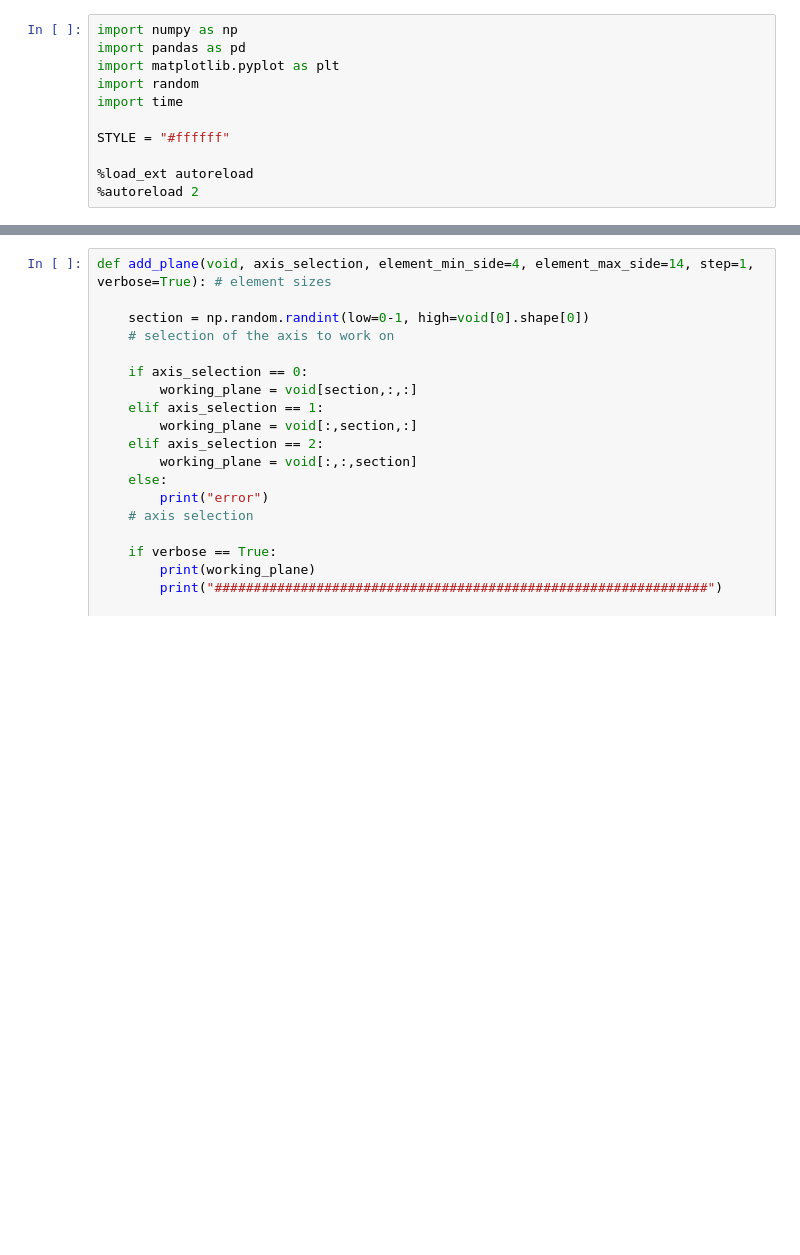
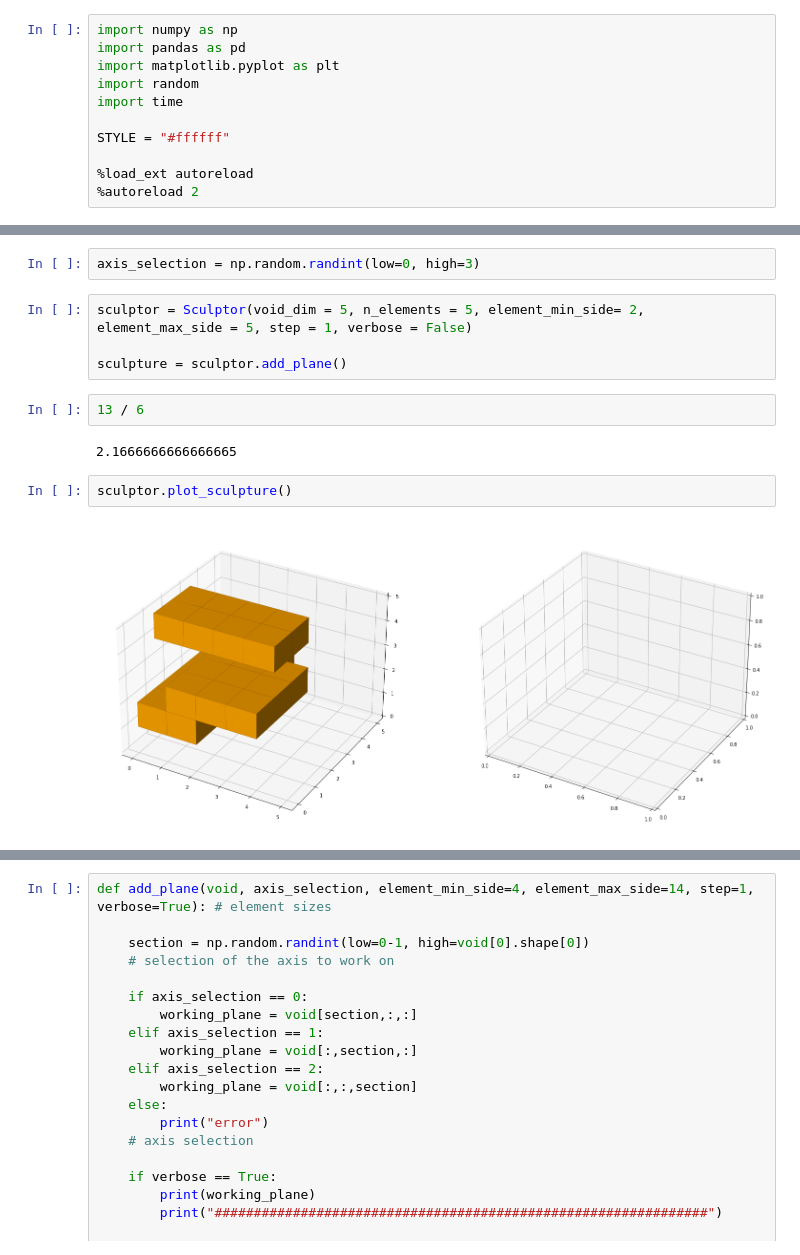
Before and after one commit to juan-garassino/imageWaves, a Jupyter notebook: generate-elements.ipynb, the cells around one changed output, grey strips where cells are left out. Saved outputs shown, nothing was run; the diff lists cells and outputs as text; blank space fills up the shorter version.

Commit message:
sculptor class added

```diff
--- a/generate-elements.ipynb
+++ b/generate-elements.ipynb
@@ -11,0 +155,14 @@ STYLE = "#ffffff"
+# %%
+axis_selection = np.random.randint(low=0, high=3)
+# %%
+sculptor = Sculptor(void_dim = 5, n_elements = 5, element_min_side= 2, element_max_side = 5, step = 1, verbose = False)
+
+sculpture = sculptor.add_plane()
+# %%
+13 / 6
+# %% [output]
+2.1666666666666665
+# %%
+sculptor.plot_sculpture()
+# %% [output]
+[figure, added]
```
Also changed, not shown: parts of 5 cells of this notebook.
